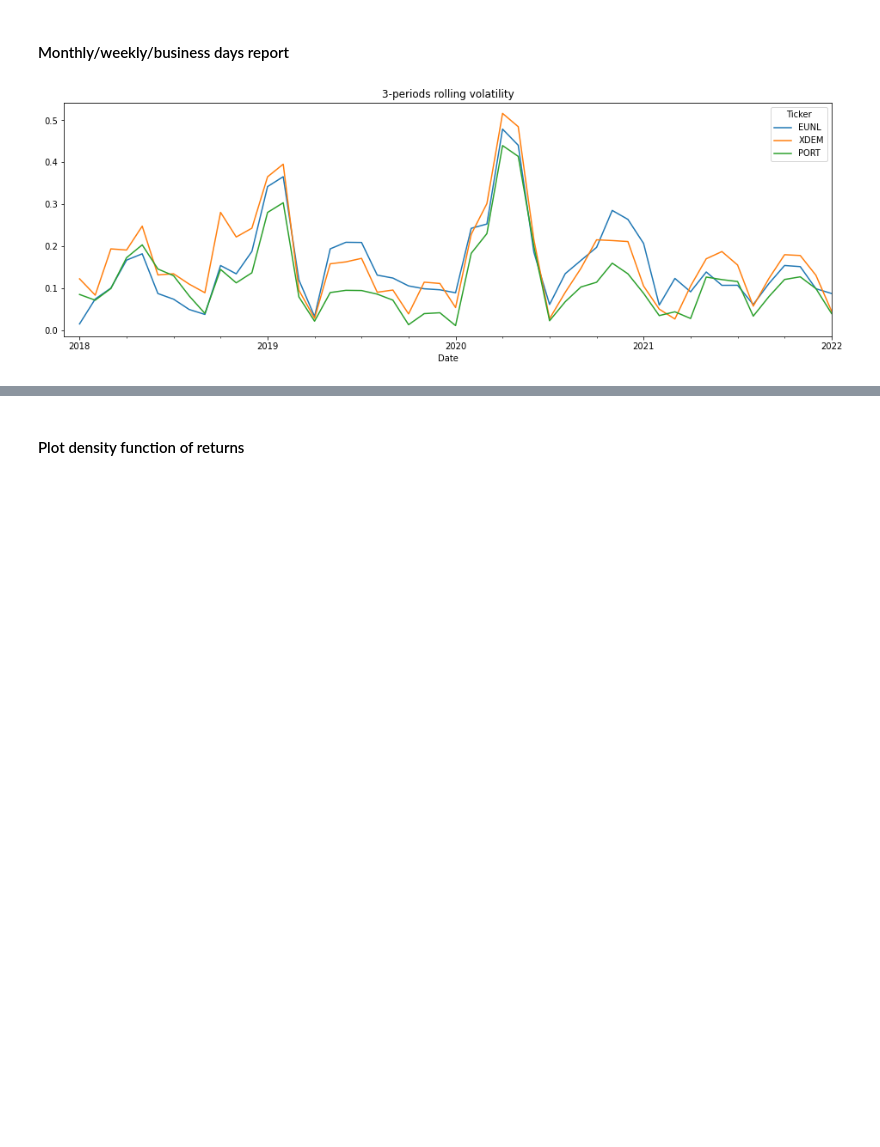
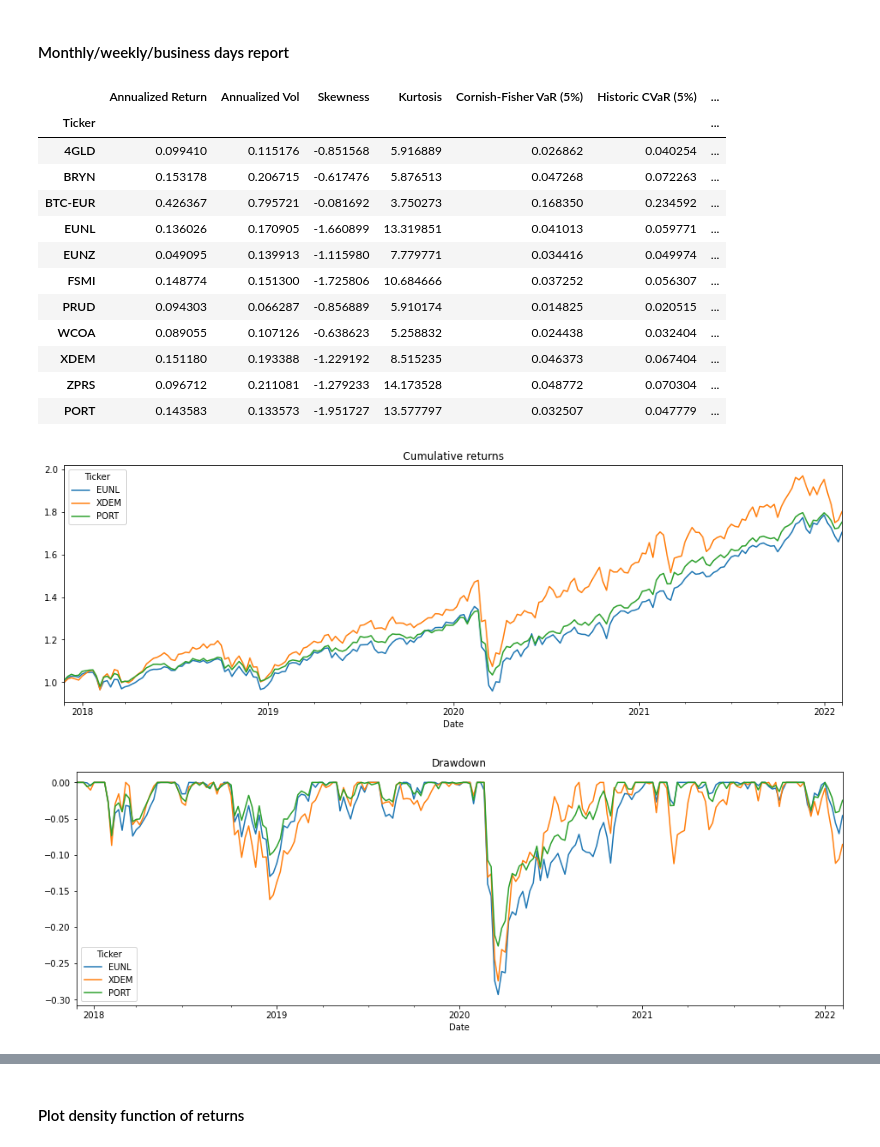
Before and after one commit to jaimeaguilera/Investing-projects, a Jupyter notebook: tracker.ipynb, the cells around one changed output, grey strips where cells are left out. Saved outputs shown, nothing was run; the diff lists cells and outputs as text; code cells hidden in the pictures; blank space fills up the shorter version.

```diff
--- a/tracker.ipynb
+++ b/tracker.ipynb
@@ -156,7 +156,7 @@ def portfolio_report(df, weights = None, date_beg = None, date_end = None, col_d
 #### Parameters initialization
 # %%
 # Yahoo: Introduce ticker as in Yahoo Finance (.DE stands for XETRA)
-list_yahoo = ["EUNL.DE", "XDEM.F", "4GLD.DE", "WCOA.MI", "ZPRS.DE", "EUNZ.F", "BTC-EUR"]
+list_yahoo = ["EUNL.DE", "XDEM.F", "4GLD.DE", "WCOA.MI", "ZPRS.DE", "EUNZ.F", "BTC-EUR", "BRYN.DE"]
 
 # Investing: First element is Investing text search, second is desired name for the asset
 list_investing = [['Fundsmith Equity T Acc EUR', 'FSMI'], ['MFS Meridian Prudent Wealth I1 EUR', 'PRUD']]
@@ -169,9 +169,7 @@ list_local = glob.glob(r'C:\Users\aguil\OneDrive\Escritorio\Escritorio\Python Pr
 %%time
 
 prices = get_asset(list_yahoo, list_investing, list_local=None)
-
 rets = frame_returns(prices)
-
 trades = create_trades()
 
 trades = trades.append({"Date": "07-01-2021","Ticker":"4GLD", "Amount":300.88}, ignore_index=True)
@@ -184,14 +182,14 @@ trades = trades.append({"Date": "13-10-2021","Ticker":"WCOA", "Amount":2240.10},
 trades = trades.append({"Date": "02-11-2021","Ticker":"ZPRS", "Amount":1494.57}, ignore_index=True)
 trades = trades.append({"Date": "02-11-2021","Ticker":"EUNZ", "Amount":1991.72}, ignore_index=True)
 trades = trades.append({"Date": "08-12-2021","Ticker":"BTC-EUR", "Amount":584.46}, ignore_index=True)
+trades = trades.append({"Date": "28-01-2022","Ticker":"4GLD", "Amount":518.20}, ignore_index=True)
+trades = trades.append({"Date": "28-01-2022","Ticker":"BRYN", "Amount":2487.15}, ignore_index=True)
 
 rets_trades = join_trades(rets, trades)
-
 rets_trades_wealth = compute_wealth(rets_trades)
-
 rets_portfolio, weights_portfolio = portfolio_rets_weights(rets_trades_wealth)
 
-portfolio_report(rets_portfolio, weights = weights_portfolio, date_beg = "2021-01-06", col_drop_plot = ["BTC-EUR"])
-
-# roll_vol = rolling_vol(rets_portfolio.dropna()["2021-01-06":], time_period = 90, col_drop_plot = ["BTC-EUR"])
+stats = portfolio_report(rets_portfolio, weights = weights_portfolio, date_beg = "2021-01-06", col_drop_plot = ["BTC-EUR"])
+roll_vol = rolling_vol(rets_portfolio.dropna()["2021-01-06":], time_period = 90, col_drop_plot = ["BTC-EUR"])
+stats
 # %% [output]
@@ -223,10 +223,11 @@ weights=weights.fillna(method="bfill")
 df_portfolio = rets_trades_wealth["Returns"]
 df_portfolio['PORT'] = (weights * df_portfolio).sum(axis=1)
 
-col_drop_plot = ["PRUD", "BTC-EUR", "ZPRS", "WCOA", "EUNZ", "4GLD", "FSMI"]
+col_drop_plot = ["PRUD", "BTC-EUR", "ZPRS", "WCOA", "EUNZ", "4GLD", "FSMI", "BRYN"]
 
-portfolio_report(df_portfolio, date_beg = "2017-12", weights = weights, col_drop_plot = col_drop_plot)
-# roll_vol = rolling_vol(df_portfolio.dropna()["2017-12":], col_drop_plot = col_drop_plot)
+stats_long = portfolio_report(df_portfolio, date_beg = "2017-12", weights = weights, col_drop_plot = col_drop_plot)
+roll_vol = rolling_vol(df_portfolio.dropna()["2017-12":], col_drop_plot = col_drop_plot)
+stats_long
 # %% [output]
 |  | Annualized Return | Annualized Vol | Skewness | Kurtosis | Cornish-Fisher VaR (5%) | Historic CVaR (5%) | ... |
 | Ticker |  |  |  |  |  |  | ... |
@@ -246,13 +249,26 @@ portfolio_report(df_portfolio, date_beg = "2017-12", weights = weights, col_drop
 # %% [markdown]
 #### Monthly/weekly/business days report
 # %%
-# df_portfolio_w = df_portfolio.resample('W').apply(kit.compound)
+df_portfolio_w = df_portfolio.resample('W').apply(kit.compound)
 df_portfolio_m = df_portfolio.resample('M').apply(kit.compound)
-# df_portfolio_b = df_portfolio.resample('B').apply(kit.compound)
+df_portfolio_b = df_portfolio.resample('B').apply(kit.compound)
 
-# portfolio_report(df_portfolio_w, date_beg = "2017-12", weights = weights, col_drop_plot = col_drop_plot)
-
-
-roll_vol = rolling_vol(df_portfolio_m.dropna()["2017-12":], time_period = 3, col_drop_plot = col_drop_plot)
+stats_w = portfolio_report(df_portfolio_w, date_beg = "2017-12", weights = weights, col_drop_plot = col_drop_plot)
+roll_vol = rolling_vol(df_portfolio_w.dropna()["2017-12":], time_period = 12, col_drop_plot = col_drop_plot)
+stats_w
 # %% [output]
+|  | Annualized Return | Annualized Vol | Skewness | Kurtosis | Cornish-Fisher VaR (5%) | Historic CVaR (5%) | ... |
+| Ticker |  |  |  |  |  |  | ... |
+| 4GLD | 0.099410 | 0.115176 | -0.851568 | 5.916889 | 0.026862 | 0.040254 | ... |
+| BRYN | 0.153178 | 0.206715 | -0.617476 | 5.876513 | 0.047268 | 0.072263 | ... |
+| BTC-EUR | 0.426367 | 0.795721 | -0.081692 | 3.750273 | 0.168350 | 0.234592 | ... |
+| EUNL | 0.136026 | 0.170905 | -1.660899 | 13.319851 | 0.041013 | 0.059771 | ... |
+| EUNZ | 0.049095 | 0.139913 | -1.115980 | 7.779771 | 0.034416 | 0.049974 | ... |
+| FSMI | 0.148774 | 0.151300 | -1.725806 | 10.684666 | 0.037252 | 0.056307 | ... |
+| PRUD | 0.094303 | 0.066287 | -0.856889 | 5.910174 | 0.014825 | 0.020515 | ... |
+| WCOA | 0.089055 | 0.107126 | -0.638623 | 5.258832 | 0.024438 | 0.032404 | ... |
+| XDEM | 0.151180 | 0.193388 | -1.229192 | 8.515235 | 0.046373 | 0.067404 | ... |
+| ZPRS | 0.096712 | 0.211081 | -1.279233 | 14.173528 | 0.048772 | 0.070304 | ... |
+| PORT | 0.143583 | 0.133573 | -1.951727 | 13.577797 | 0.032507 | 0.047779 | ... |
-[figure, old version]
+[figure, new version]
+[figure, added]
```
Also changed, not shown: parts of 4 cells of this notebook.
